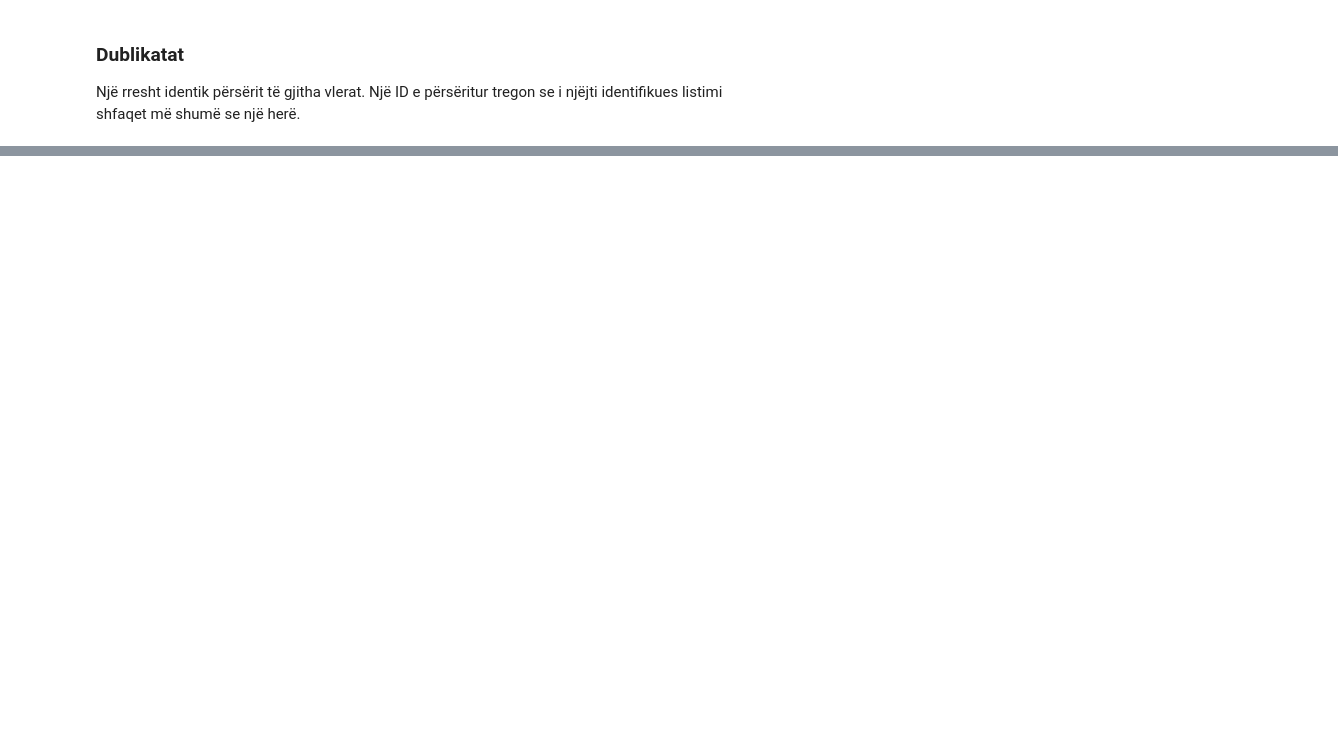
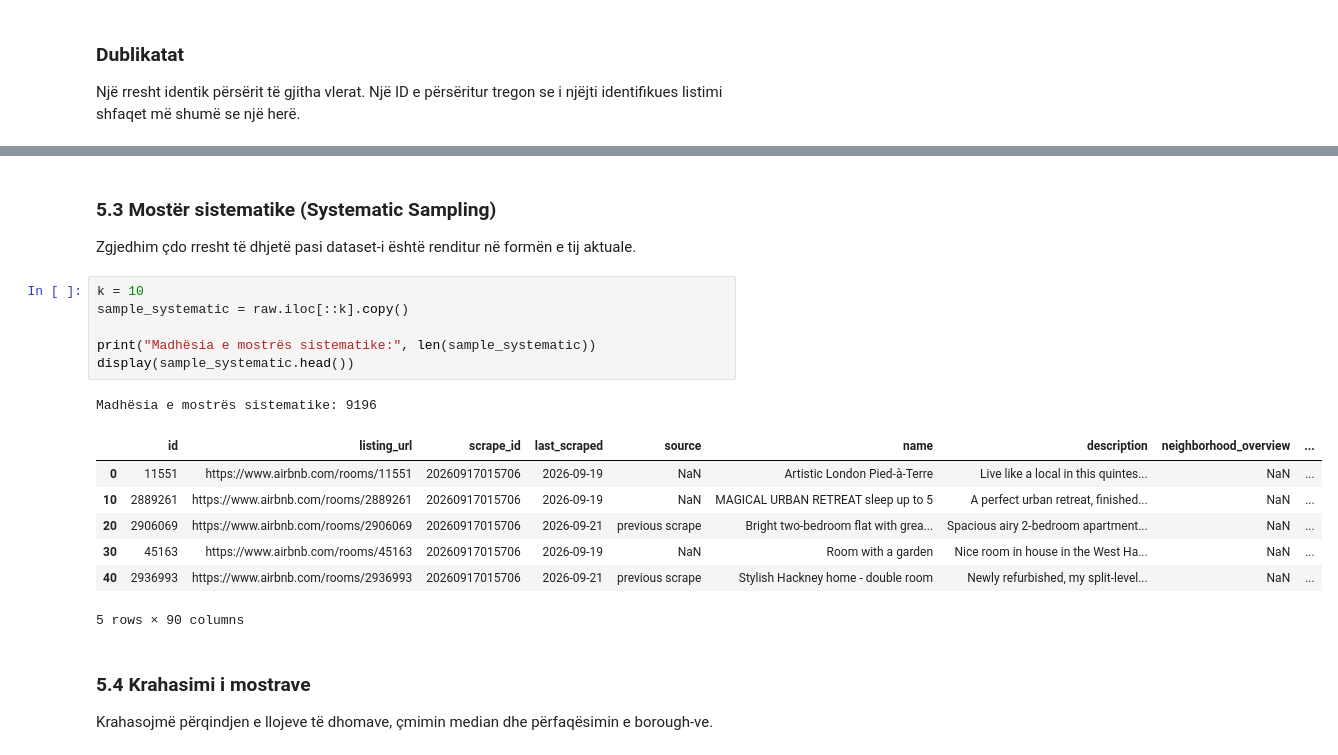
Before and after one commit to yllkeberisha/pvdh_group_10, a Jupyter notebook: notebooks/01_inspektimi_dhe_kualiteti.ipynb, the cells around one changed output, grey strips where cells are left out. Saved outputs shown, nothing was run; the diff lists cells and outputs as text; blank space fills up the shorter version.

```diff
--- a/notebooks/01_inspektimi_dhe_kualiteti.ipynb
+++ b/notebooks/01_inspektimi_dhe_kualiteti.ipynb
@@ -147,0 +407,23 @@ print("ID listimesh të përsëritura:", int(raw["id"].duplicated().sum()))
+# %% [markdown]
+### 5.3 Mostër sistematike (Systematic Sampling)
+
+Zgjedhim çdo rresht të dhjetë pasi dataset-i është renditur në formën e tij aktuale.
+# %%
+k = 10
+sample_systematic = raw.iloc[::k].copy()
+
+print("Madhësia e mostrës sistematike:", len(sample_systematic))
+display(sample_systematic.head())
+# %% [output]
+Madhësia e mostrës sistematike: 9196
+|  | id | listing_url | scrape_id | last_scraped | source | name | description | neighborhood_overview | ... |
+| 0 | 11551 | https://www.airbnb.com/rooms/11551 | 20260917015706 | 2026-09-19 | NaN | Artistic London Pied-à-Terre | Live like a local in this quintes... | NaN | ... |
+| 10 | 2889261 | https://www.airbnb.com/rooms/2889261 | 20260917015706 | 2026-09-19 | NaN | MAGICAL URBAN RETREAT sleep up to 5 | A perfect urban retreat, finished... | NaN | ... |
+| 20 | 2906069 | https://www.airbnb.com/rooms/2906069 | 20260917015706 | 2026-09-21 | previous scrape | Bright two-bedroom flat with grea... | Spacious airy 2-bedroom apartment... | NaN | ... |
+| 30 | 45163 | https://www.airbnb.com/rooms/45163 | 20260917015706 | 2026-09-19 | NaN | Room with a garden | Nice room in house in the West Ha... | NaN | ... |
+| 40 | 2936993 | https://www.airbnb.com/rooms/2936993 | 20260917015706 | 2026-09-21 | previous scrape | Stylish Hackney home - double room | Newly refurbished, my split-level... | NaN | ... |
+5 rows × 90 columns
+# %% [markdown]
+### 5.4 Krahasimi i mostrave
+
+Krahasojmë përqindjen e llojeve të dhomave, çmimin median dhe përfaqësimin e borough-ve.
```
Also changed, not shown: parts of 35 cells of this notebook.
